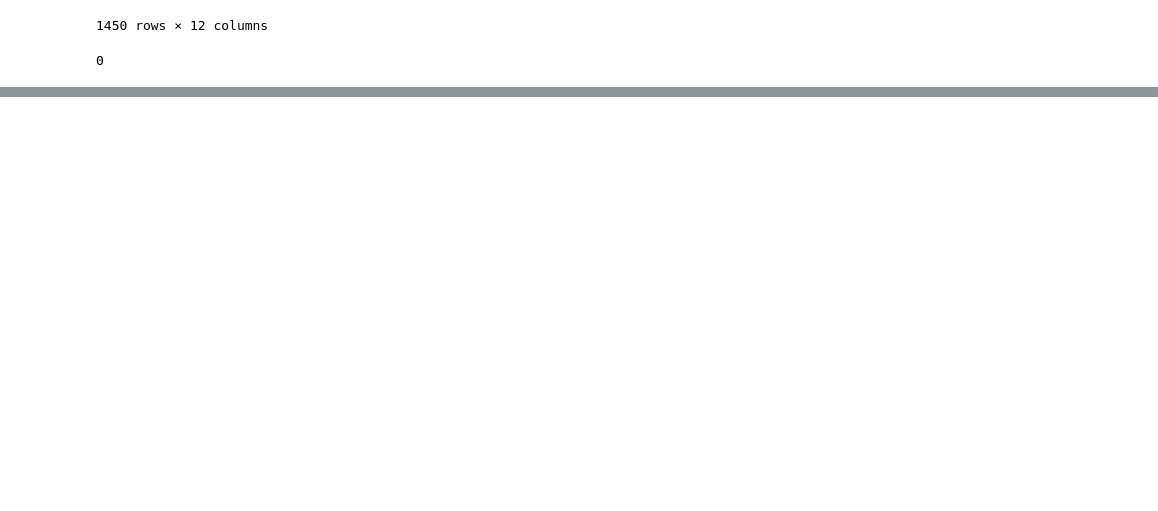
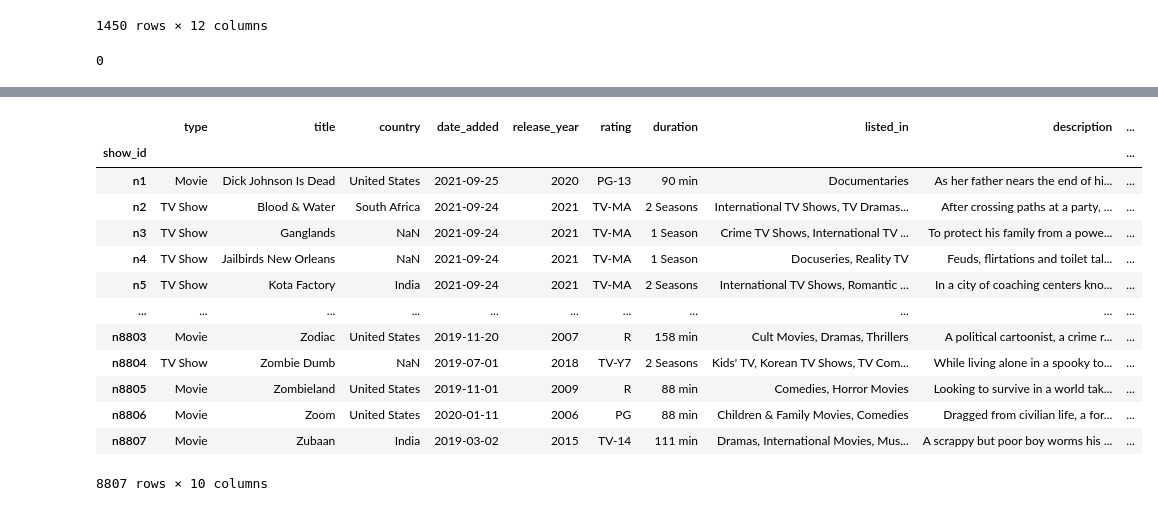
Before and after one commit to mkeogh-ire/-UCDPA_MarkKeogh, a Jupyter notebook: Code/CodeFile_MarkKeogh.ipynb, the cells around one changed output, grey strips where cells are left out. Drawn from its saved outputs; the diff is of its cells as text; code cells hidden in the pictures; blank space fills up the shorter version.

```diff
--- a/Code/CodeFile_MarkKeogh.ipynb
+++ b/Code/CodeFile_MarkKeogh.ipynb
@@ -212,0 +218,8 @@ df['title'].duplicated().sum()
+# %%
+# Bring in another Database for comparison
+
+df2 = pd.read_csv("C:/Users/mark.keogh/Documents/GitHub/-UCDPA_MarkKeogh/Datasets/netflix_titles.csv", delimiter=",", index_col=["show_id"])
+# %%
+# Copy of orignal database
+
+df_netflix = df2.copy()
@@ -212,0 +244,5 @@ df['title'].duplicated().sum()
+# %%
+# Clean new DF to same as df
+# First changing the date_added value to be in date sequence
+
+df_netflix['date_added'] = df_netflix['date_added'].astype('datetime64')
@@ -212,0 +267,19 @@ df['title'].duplicated().sum()
+# %%
+# Drop director and cast columns
+
+df_netflix.drop(columns={'director', 'cast'})
+# %% [output]
+|  | type | title | country | date_added | release_year | rating | duration | listed_in | description | ... |
+| show_id |  |  |  |  |  |  |  |  |  | ... |
+| n1 | Movie | Dick Johnson Is Dead | United States | 2021-09-25 | 2020 | PG-13 | 90 min | Documentaries | As her father nears the end of hi... | ... |
+| n2 | TV Show | Blood & Water | South Africa | 2021-09-24 | 2021 | TV-MA | 2 Seasons | International TV Shows, TV Dramas... | After crossing paths at a party, ... | ... |
+| n3 | TV Show | Ganglands | NaN | 2021-09-24 | 2021 | TV-MA | 1 Season | Crime TV Shows, International TV ... | To protect his family from a powe... | ... |
+| n4 | TV Show | Jailbirds New Orleans | NaN | 2021-09-24 | 2021 | TV-MA | 1 Season | Docuseries, Reality TV | Feuds, flirtations and toilet tal... | ... |
+| n5 | TV Show | Kota Factory | India | 2021-09-24 | 2021 | TV-MA | 2 Seasons | International TV Shows, Romantic ... | In a city of coaching centers kno... | ... |
+| ... | ... | ... | ... | ... | ... | ... | ... | ... | ... | ... |
+| n8803 | Movie | Zodiac | United States | 2019-11-20 | 2007 | R | 158 min | Cult Movies, Dramas, Thrillers | A political cartoonist, a crime r... | ... |
+| n8804 | TV Show | Zombie Dumb | NaN | 2019-07-01 | 2018 | TV-Y7 | 2 Seasons | Kids' TV, Korean TV Shows, TV Com... | While living alone in a spooky to... | ... |
+| n8805 | Movie | Zombieland | United States | 2019-11-01 | 2009 | R | 88 min | Comedies, Horror Movies | Looking to survive in a world tak... | ... |
+| n8806 | Movie | Zoom | United States | 2020-01-11 | 2006 | PG | 88 min | Children & Family Movies, Comedies | Dragged from civilian life, a for... | ... |
+| n8807 | Movie | Zubaan | India | 2019-03-02 | 2015 | TV-14 | 111 min | Dramas, International Movies, Mus... | A scrappy but poor boy worms his ... | ... |
+8807 rows × 10 columns
```
Also changed, not shown: parts of 5 cells of this notebook.
